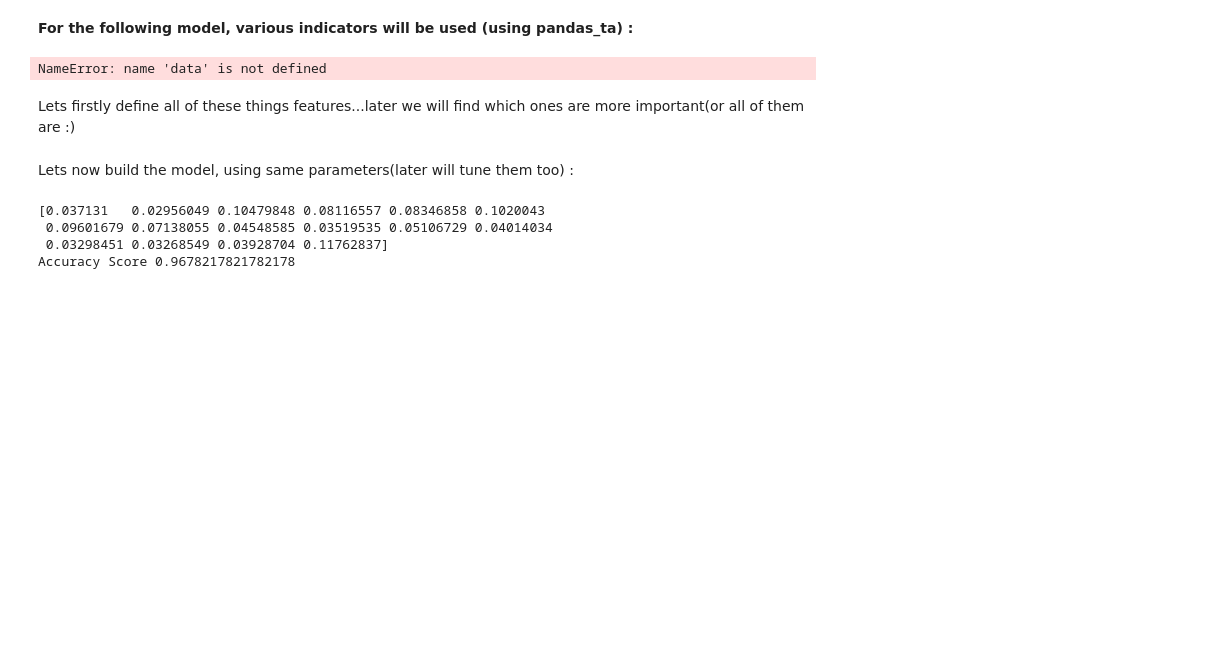
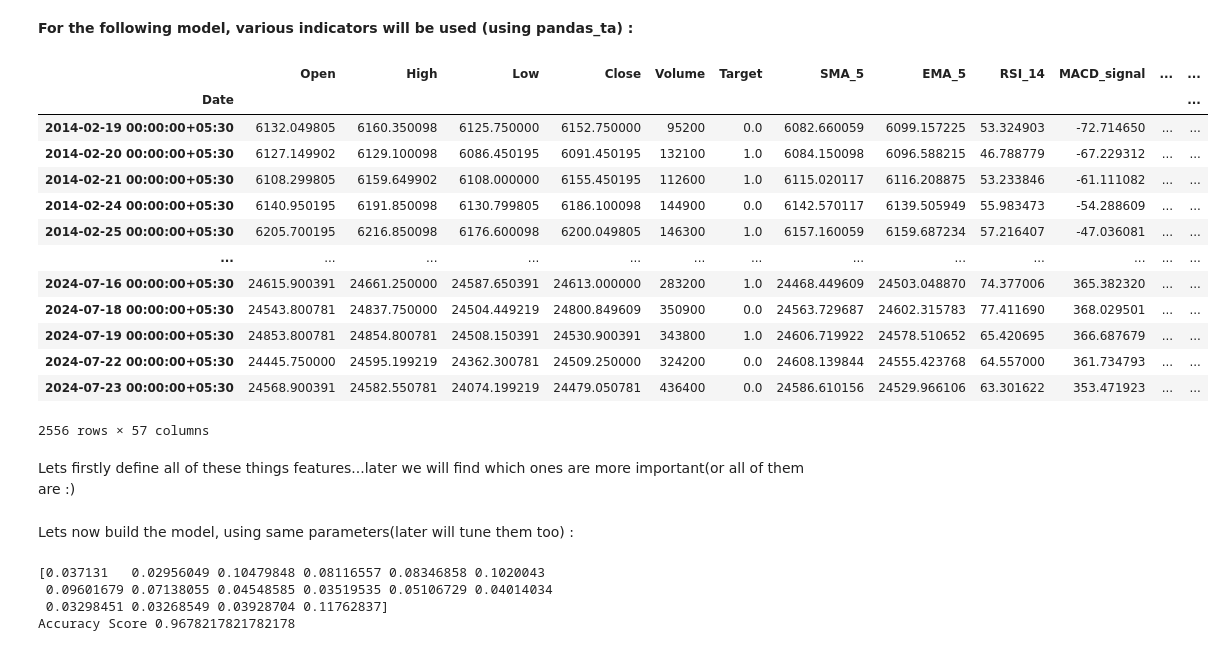
Before and after one commit to Raj-Harshit23/SoC-Automated-Trading, a Jupyter notebook: price_predictor/prediction.ipynb, the cells around one changed output. Saved outputs shown, nothing was run; the diff lists cells and outputs as text; code cells hidden in the pictures; blank space fills up the shorter version.

```diff
--- a/price_predictor/prediction.ipynb
+++ b/price_predictor/prediction.ipynb
@@ -112,35 +140,48 @@ Accuracy Score 0.5025125628140703
 # %%
 # Calculating technical indicators using pandas_ta
 nifty=data("^NSEI")
 nifty['SMA_5'] = ta.sma(nifty['Close'], length=5)
 nifty['EMA_5'] = ta.ema(nifty['Close'], length=5)
 nifty['RSI_14'] = ta.rsi(nifty['Close'], length=14)
 macd = ta.macd(nifty['Close'])
 # nifty['MACD'] = macd['MACD_12_26_9']
 nifty['MACD_signal'] = macd['MACDs_12_26_9']
 # nifty['MACD_hist'] = macd['MACDh_12_26_9']
 nifty['ATR'] = ta.atr(nifty['High'], nifty['Low'], nifty['Close'], length=14)
 nifty['OBV'] = ta.obv(nifty['Close'], nifty['Volume'])
 bbands = ta.bbands(nifty['Close'], length=20)
 # nifty['Upper_BB'] = bbands['BBU_20_2.0']
 # nifty['Middle_BB'] = bbands['BBM_20_2.0']
 # nifty['Lower_BB'] = bbands['BBL_20_2.0']
 
 # Lagged features (kind of last five rows to predict the next row)
-for lag in range(1, 6):  # Example: 1 to 5 days lag
+for lag in range(1, 10):  # Example: 1 to 5 days lag
     # lag-=1
     nifty[f'Close_t-{lag}'] = nifty['Close'].shift(lag)
     nifty[f'Open_t-{lag}'] = nifty['Open'].shift(lag)
     nifty[f'High_t-{lag}'] = nifty['High'].shift(lag)
     nifty[f'Low_t-{lag}'] = nifty['Low'].shift(lag)
     nifty[f'Volume_t-{lag}'] = nifty['Volume'].shift(lag)
 
 # NaN values will be obviously generated by shifting
 nifty = nifty.dropna()
 
 nifty
 # %% [output]
+|  | Open | High | Low | Close | Volume | Target | SMA_5 | EMA_5 | RSI_14 | MACD_signal | ... | ... |
+| Date |  |  |  |  |  |  |  |  |  |  |  | ... |
+| 2014-02-19 00:00:00+05:30 | 6132.049805 | 6160.350098 | 6125.750000 | 6152.750000 | 95200 | 0.0 | 6082.660059 | 6099.157225 | 53.324903 | -72.714650 | ... | ... |
+| 2014-02-20 00:00:00+05:30 | 6127.149902 | 6129.100098 | 6086.450195 | 6091.450195 | 132100 | 1.0 | 6084.150098 | 6096.588215 | 46.788779 | -67.229312 | ... | ... |
+| 2014-02-21 00:00:00+05:30 | 6108.299805 | 6159.649902 | 6108.000000 | 6155.450195 | 112600 | 1.0 | 6115.020117 | 6116.208875 | 53.233846 | -61.111082 | ... | ... |
+| 2014-02-24 00:00:00+05:30 | 6140.950195 | 6191.850098 | 6130.799805 | 6186.100098 | 144900 | 0.0 | 6142.570117 | 6139.505949 | 55.983473 | -54.288609 | ... | ... |
+| 2014-02-25 00:00:00+05:30 | 6205.700195 | 6216.850098 | 6176.600098 | 6200.049805 | 146300 | 1.0 | 6157.160059 | 6159.687234 | 57.216407 | -47.036081 | ... | ... |
+| ... | ... | ... | ... | ... | ... | ... | ... | ... | ... | ... | ... | ... |
+| 2024-07-16 00:00:00+05:30 | 24615.900391 | 24661.250000 | 24587.650391 | 24613.000000 | 283200 | 1.0 | 24468.449609 | 24503.048870 | 74.377006 | 365.382320 | ... | ... |
+| 2024-07-18 00:00:00+05:30 | 24543.800781 | 24837.750000 | 24504.449219 | 24800.849609 | 350900 | 0.0 | 24563.729687 | 24602.315783 | 77.411690 | 368.029501 | ... | ... |
+| 2024-07-19 00:00:00+05:30 | 24853.800781 | 24854.800781 | 24508.150391 | 24530.900391 | 343800 | 1.0 | 24606.719922 | 24578.510652 | 65.420695 | 366.687679 | ... | ... |
+| 2024-07-22 00:00:00+05:30 | 24445.750000 | 24595.199219 | 24362.300781 | 24509.250000 | 324200 | 0.0 | 24608.139844 | 24555.423768 | 64.557000 | 361.734793 | ... | ... |
+| 2024-07-23 00:00:00+05:30 | 24568.900391 | 24582.550781 | 24074.199219 | 24479.050781 | 436400 | 0.0 | 24586.610156 | 24529.966106 | 63.301622 | 353.471923 | ... | ... |
-NameError: name 'data' is not defined
+2556 rows × 57 columns
 # %% [markdown]
 Lets firstly define all of these things features...later we will find which ones are more important(or all of them are :)
 # %%
```
Also changed, not shown: parts of 8 cells of this notebook.
